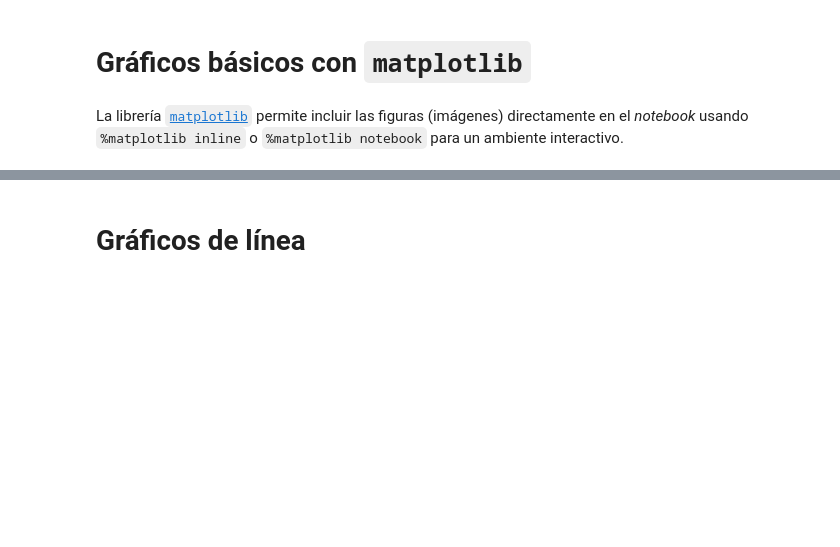
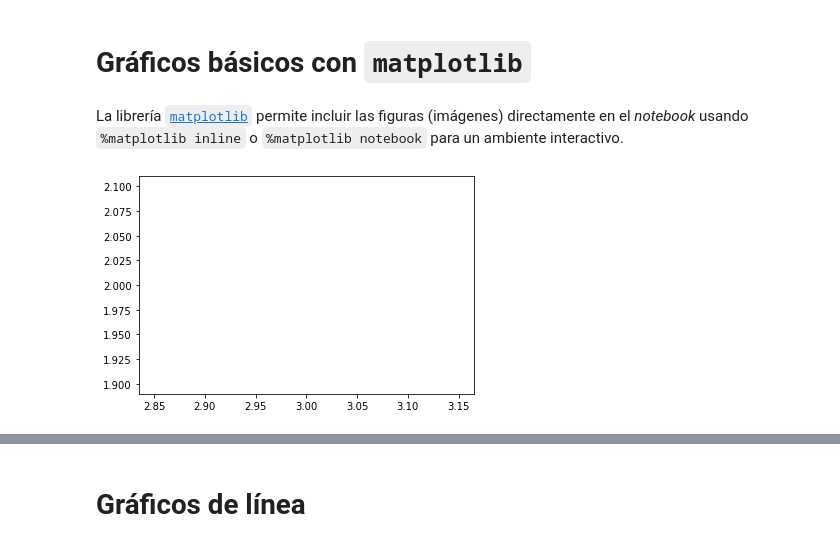
Before and after one commit to rafaelrv95/transito, a Jupyter notebook: 04_Graficos.ipynb, the cells around one changed output, grey strips where cells are left out. Saved outputs shown, nothing was run; the diff lists cells and outputs as text; code cells hidden in the pictures; blank space fills up the shorter version.

```diff
--- a/04_Graficos.ipynb
+++ b/04_Graficos.ipynb
@@ -9,12 +9,15 @@ import matplotlib.pyplot as plt
 %matplotlib inline
 # %%
 # Crea una nueva figura (es el espacio para hacer las gráficas), y la hace activa:
-
+plt.figure()
 # Pinta un punto en [3,2], como el default es '-' en realidad no muestra el punto
-
+plt.plot(3,2)
 # Muestra la figura (la imagen) embebida en el notebook
-
+plt.show()
 # Cierra la figura, asi se libera la memoria
+plt.close()
+# %% [output]
+[figure, added]
 # %%
 plt.figure()
 # Pinta un punto en [3,2], pero ahora si queremos ver el punto '.', en color rojo 'r'
```
Also changed, not shown: parts of 21 cells of this notebook.
